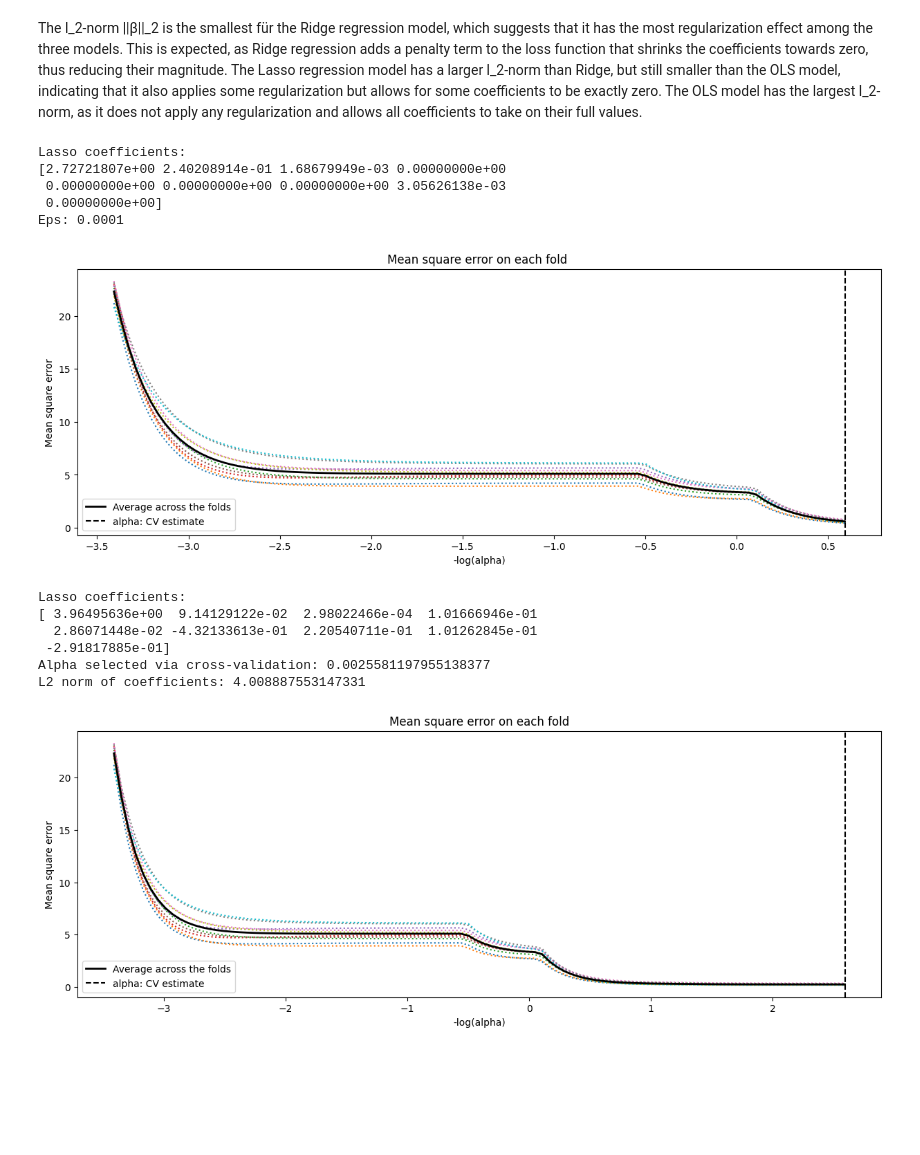
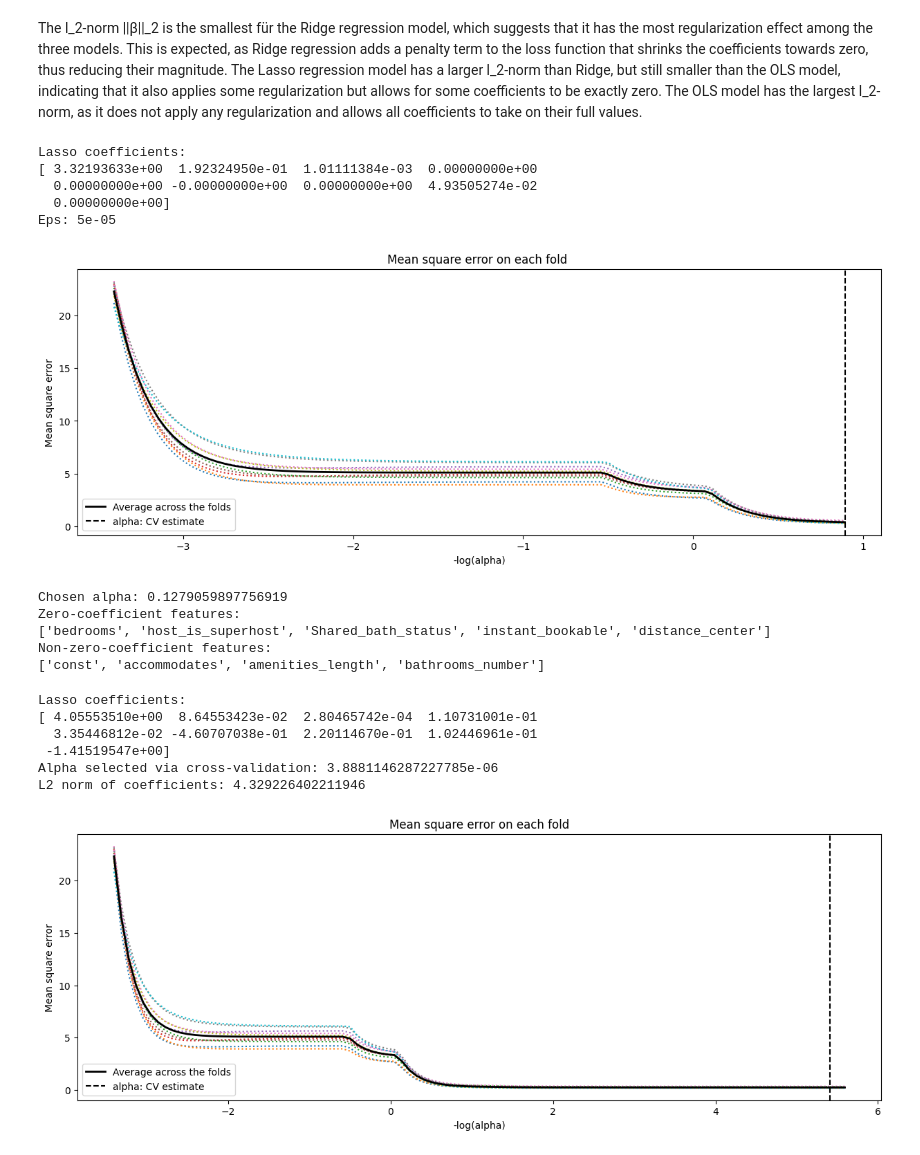
Before and after one commit to Niclas5/Examination-WS25-26, a Jupyter notebook: Aufgabe 2/Aufgabe2.ipynb, the cells around one changed output. Drawn from its saved outputs; the diff is of its cells as text; code cells hidden in the pictures; blank space fills up the shorter version.

```diff
--- a/Aufgabe 2/Aufgabe2.ipynb
+++ b/Aufgabe 2/Aufgabe2.ipynb
@@ -205,7 +205,7 @@ beta_hat: [ 0.99827138 -0.45138015  0.34908802  0.05454171  0.36325514]
 The l_2-norm ||β||_2 is the smallest für the Ridge regression model, which suggests that it has the most regularization effect among the three models. This is expected, as Ridge regression adds a penalty term to the loss function that shrinks the coefficients towards zero, thus reducing their magnitude. The Lasso regression model has a larger l_2-norm than Ridge, but still smaller than the OLS model, indicating that it also applies some regularization but allows for some coefficients to be exactly zero. The OLS model has the largest l_2-norm, as it does not apply any regularization and allows all coefficients to take on their full values.
 # %%
 #Aufgabe_2_5
-lasso_reg = sklearn.linear_model.LassoCV(cv=10,fit_intercept = False, eps=1e-4)
+lasso_reg = sklearn.linear_model.LassoCV(cv=10,fit_intercept = False, eps=5e-5)
 model = lasso_reg.fit(regressor,outcome)
 # Koeffizienten
 print("Lasso coefficients:")
@@ -229,15 +229,35 @@ plt.axis('tight')
 plt.show()
 # %% [output]
 Lasso coefficients:
-[2.72721807e+00 2.40208914e-01 1.68679949e-03 0.00000000e+00
- 0.00000000e+00 0.00000000e+00 0.00000000e+00 3.05626138e-03
- 0.00000000e+00]
-Eps: 0.0001
+[ 3.32193633e+00  1.92324950e-01  1.01111384e-03  0.00000000e+00
+  0.00000000e+00 -0.00000000e+00  0.00000000e+00  4.93505274e-02
+  0.00000000e+00]
+Eps: 5e-05
-[figure, old version]
+[figure, new version]
+# %%
+lasso_reg = sklearn.linear_model.LassoCV(cv=10, fit_intercept=False, eps=5e-5)
+model = lasso_reg.fit(regressor, outcome)
+
+zero_mask = model.coef_ == 0
+nonzero_mask = model.coef_ != 0
+zero_features = regressor.columns[zero_mask]
+nonzero_features = regressor.columns[nonzero_mask]
+
+print("Chosen alpha:", model.alpha_)
+print("Zero-coefficient features:")
+print(list(zero_features))
+print("Non-zero-coefficient features:")
+print(list(nonzero_features))
+# %% [output]
+Chosen alpha: 0.1279059897756919
+Zero-coefficient features:
+['bedrooms', 'host_is_superhost', 'Shared_bath_status', 'instant_bookable', 'distance_center']
+Non-zero-coefficient features:
+['const', 'accommodates', 'amenities_length', 'bathrooms_number']
 # %%
 # Aufgabe_2_5
 
-lasso_reg = sklearn.linear_model.LassoCV(cv=10, fit_intercept=False, eps=1e-6)
+lasso_reg = sklearn.linear_model.LassoCV(cv=10, fit_intercept=False, eps=1e-9)
 model = lasso_reg.fit(regressor, outcome)
 
 # Koeffizienten
@@ -252,36 +272,36 @@ print("L2 norm of coefficients:", np.linalg.norm(model.coef_, 2))
 
 # Display results
 m_log_alphas = -np.log10(model.alphas_)
 
 plt.figure(1, figsize=(15,5))
 
 plt.plot(m_log_alphas, model.mse_path_, ':')
 plt.plot(
     m_log_alphas,
     model.mse_path_.mean(axis=-1),
     'k',
     label='Average across the folds',
     linewidth=2
 )
 
 plt.axvline(
     -np.log10(model.alpha_),
     linestyle='--',
     color='k',
     label='alpha: CV estimate'
 )
 
 plt.legend()
 plt.xlabel('-log(alpha)')
 plt.ylabel('Mean square error')
 plt.title('Mean square error on each fold')
 plt.axis('tight')
 plt.show()
 # %% [output]
 Lasso coefficients:
-[ 3.96495636e+00  9.14129122e-02  2.98022466e-04  1.01666946e-01
-  2.86071448e-02 -4.32133613e-01  2.20540711e-01  1.01262845e-01
- -2.91817885e-01]
-Alpha selected via cross-validation: 0.0025581197955138377
-L2 norm of coefficients: 4.008887553147331
+[ 4.05553510e+00  8.64553423e-02  2.80465742e-04  1.10731001e-01
+  3.35446812e-02 -4.60707038e-01  2.20114670e-01  1.02446961e-01
+ -1.41519547e+00]
+Alpha selected via cross-validation: 3.8881146287227785e-06
+L2 norm of coefficients: 4.329226402211946
-[figure, old version]
+[figure, new version]
```
